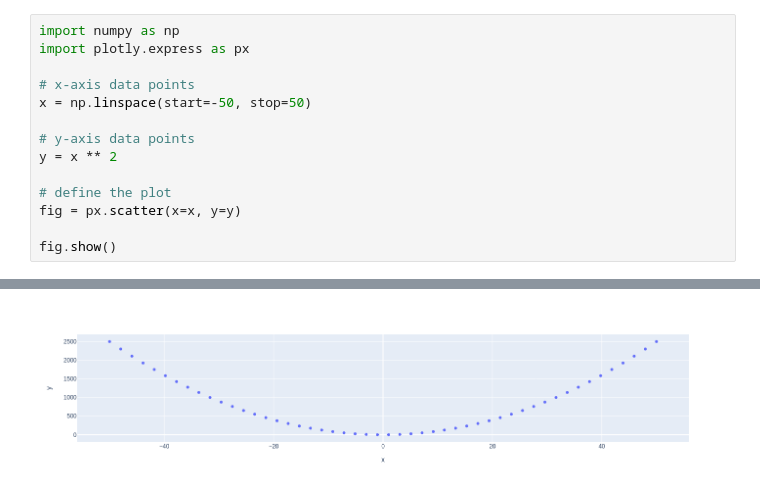
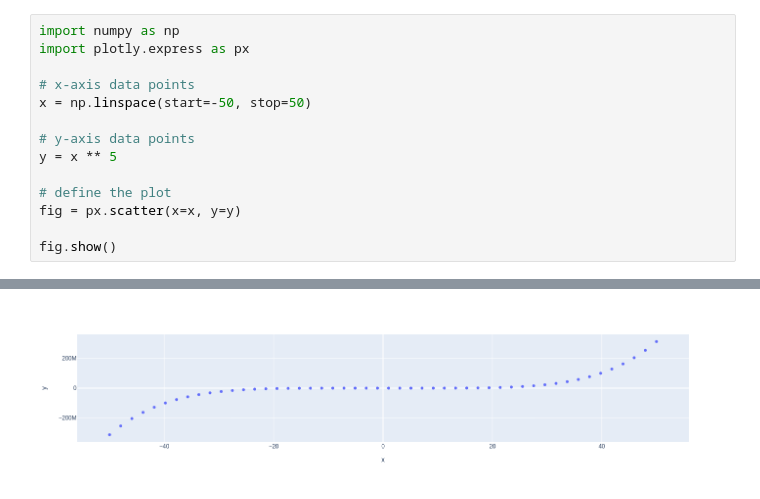
Before and after one commit to didiawx/my-notebooks-repo, a Jupyter notebook: experiment1.ipynb, the cells around one changed output, grey strips where cells are left out. Saved outputs shown, nothing was run; the diff lists cells and outputs as text.

```diff
--- a/experiment1.ipynb
+++ b/experiment1.ipynb
@@ -6,7 +6,7 @@ import plotly.express as px
 x = np.linspace(start=-50, stop=50)
 
 # y-axis data points
-y = x ** 2
+y = x ** 5
 
 # define the plot
 fig = px.scatter(x=x, y=y)
@@ -17 +16 @@ fig.show()
-[figure, old version]
+[figure, new version]
```
Also changed, not shown: parts of 1 cell of this notebook.
